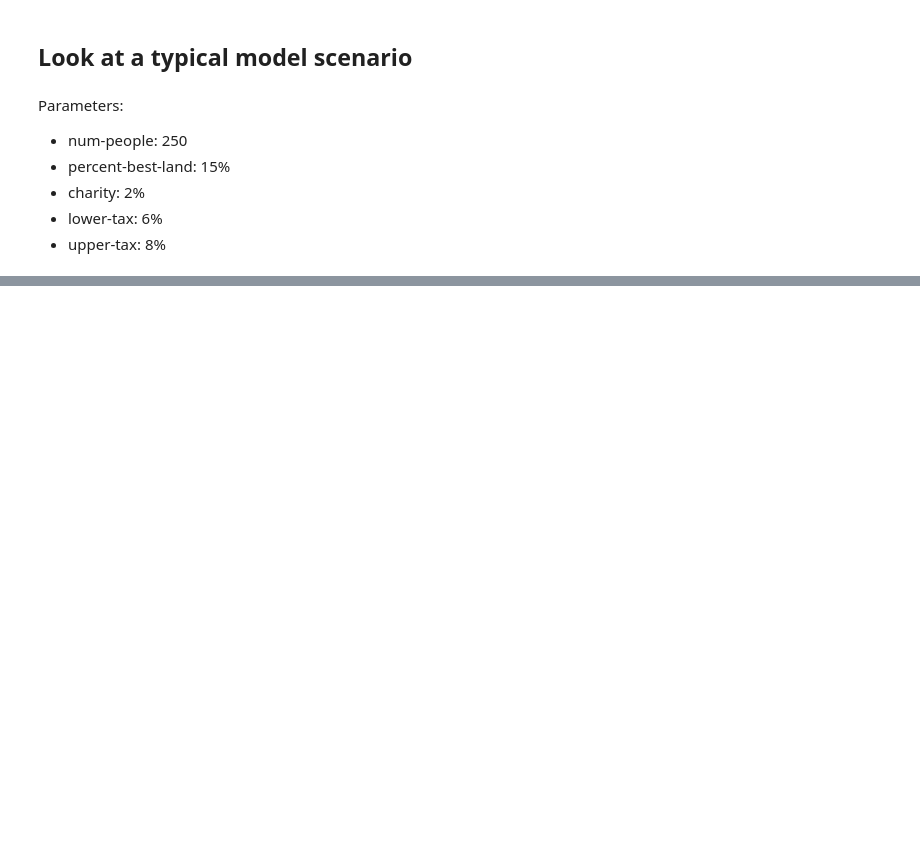
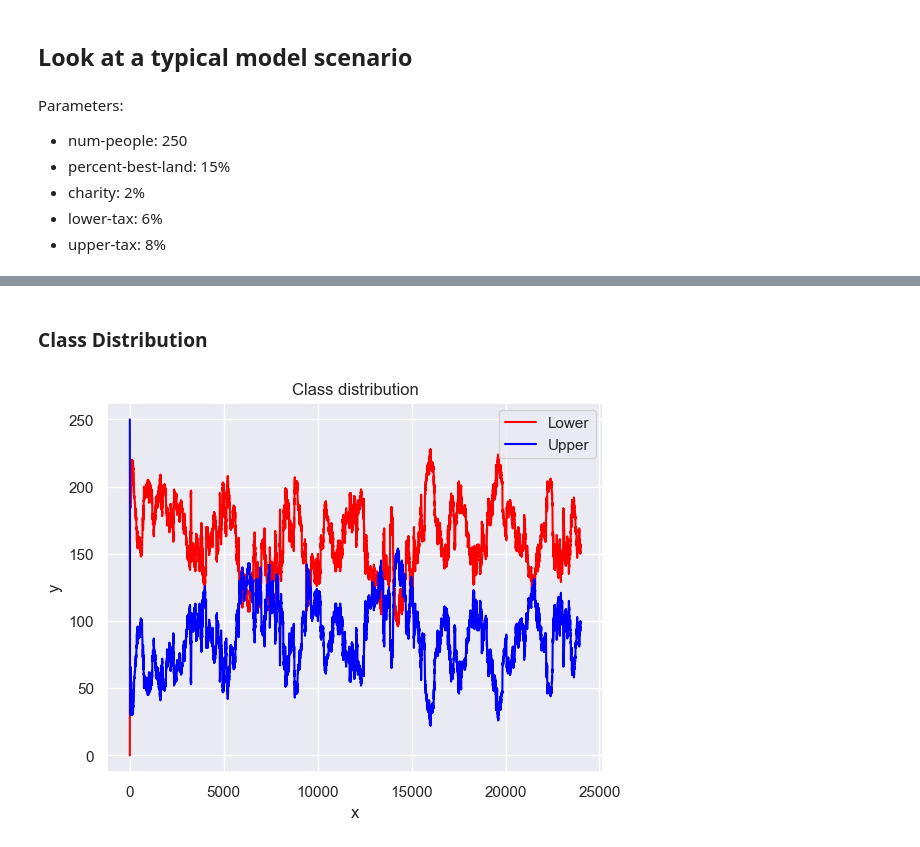
Before and after one commit to MrJoeKr/loveTaxes, a Jupyter notebook: make_graphs.ipynb, the cells around one changed output, grey strips where cells are left out. Saved outputs shown, nothing was run; the diff lists cells and outputs as text; code cells hidden in the pictures; blank space fills up the shorter version.

```diff
--- a/make_graphs.ipynb
+++ b/make_graphs.ipynb
@@ -333,0 +389,20 @@ Beginning of the simulation (0 ticks) vs. end of the simulation (at 24000 ticks)
+# %% [markdown]
+### Class Distribution
+# %%
+class_data = pd.read_csv("data/scenario_class_plot.csv", skiprows=18)
+
+figs, ax = plt.subplots()
+
+sns.set()
+sns.lineplot(x="x", y="y", data=class_data, label="Lower", color="red", ax=ax)
+sns.lineplot(x="x.1", y="y.1", data=class_data, label="Upper", color="blue", ax=ax)
+
+# Add legend
+ax.legend()
+
+# Add title
+ax.set(title="Class distribution")
+
+None
+# %% [output]
+[figure, added]
```
Also changed, not shown: parts of 7 cells of this notebook, 4 other files.
